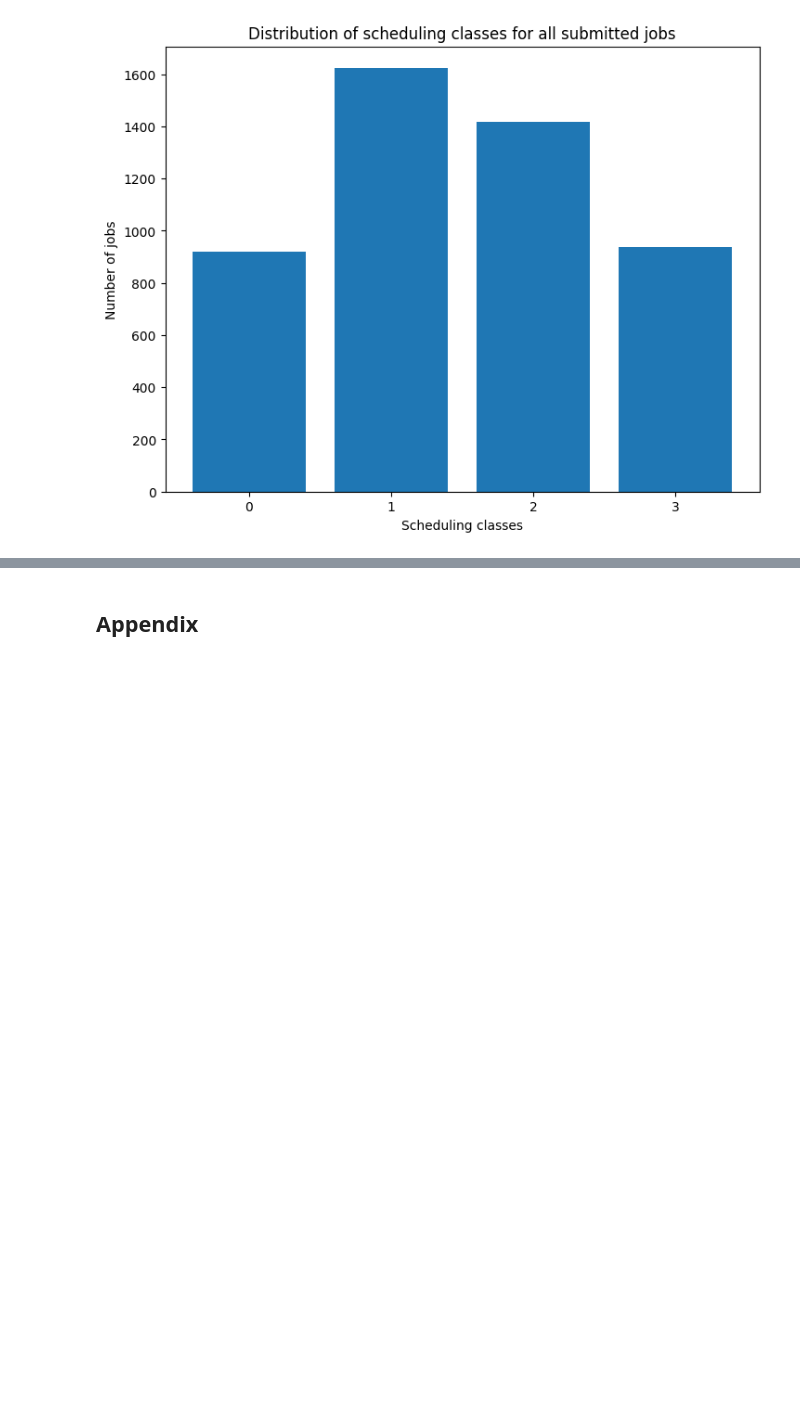
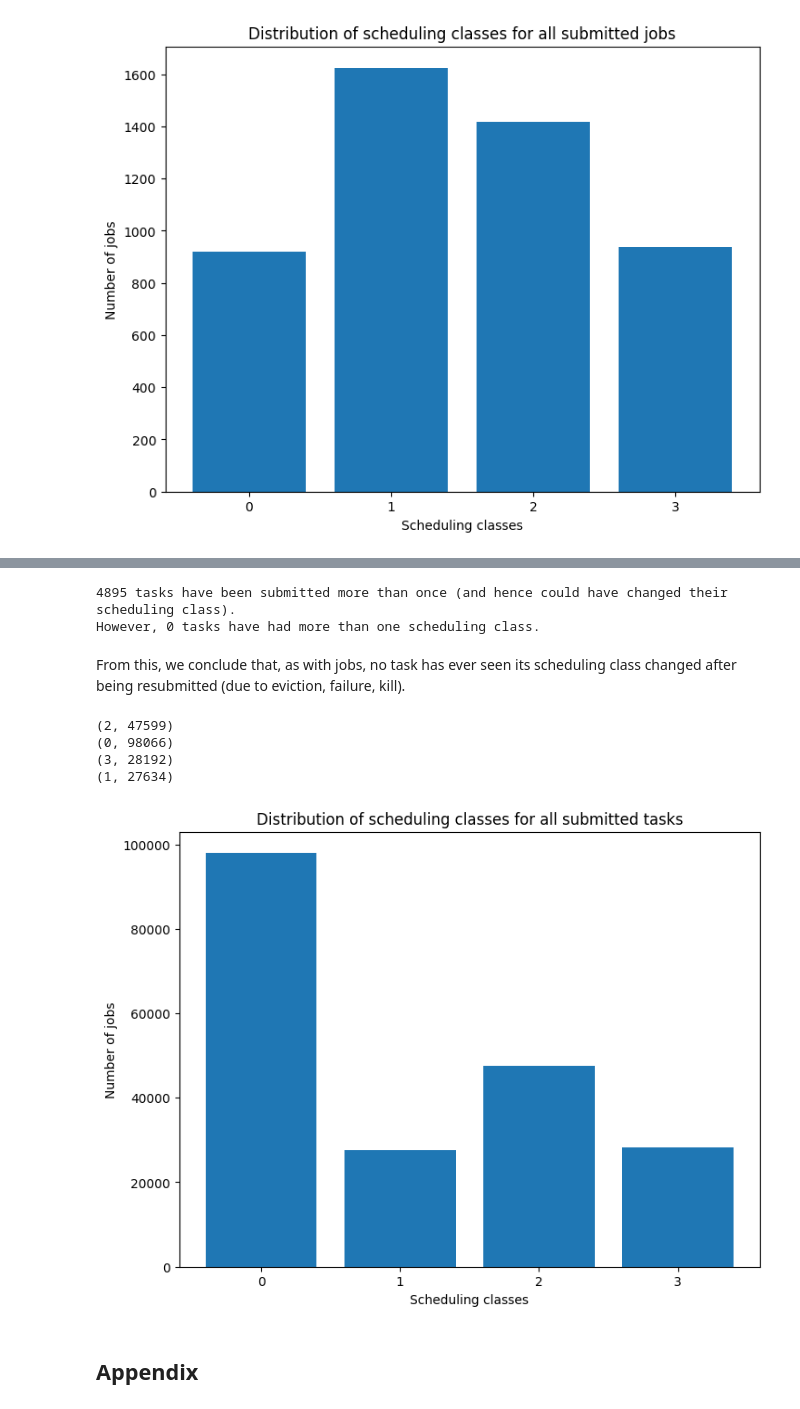
Before and after one commit to EltRnl/SparkProject, a Jupyter notebook: src/rough_exploration.ipynb, the cells around one changed output, grey strips where cells are left out. Drawn from its saved outputs; the diff is of its cells as text; code cells hidden in the pictures; blank space fills up the shorter version.

Commit message:
finished the code for question 3

```diff
--- a/src/rough_exploration.ipynb
+++ b/src/rough_exploration.ipynb
@@ -317,5 +322,9 @@ Let us now do the same analysis for all tasks, irrespective of which job they be
 # %%
 task_events_schema = schemas['task_events']
+task_events_get = schema.field_getters(task_events_schema)
 
-print(tabulate(task_events_schema['fields'], headers='keys', maxcolwidths=40))
+print(tabulate(
+    task_events_schema['fields'],
+    headers='keys',
+    maxcolwidths=[None, 20, None, None, 40]))
 # %% [output]
@@ -338,0 +350,10 @@ print(tabulate(task_events_schema['fields'], headers='keys', maxcolwidths=40))
+# %%
+task_events = sc.textFile("../data/task_events/part-00000-of-00500.csv") \
+    .map(lambda row: schema.format_row(task_events_schema, row.split(','))) \
+    .filter(lambda task_event: task_events_get['event type'](task_event) == 0)
+task_events.persist()
+
+# task_headers = map(lambda field: field['content'], task_events_schema['fields'])
+# print(tabulate(task_events.take(10), headers=task_headers))
+for task_event in task_events.take(10):
+    print(task_event)
@@ -339,3 +372,35 @@ print(tabulate(task_events_schema['fields'], headers='keys', maxcolwidths=40))
+# %%
+rescheduled_tasks = task_events \
+    .map(lambda event: (task_events_get['job ID'](event),
+                        {task_events_get['scheduling class'](event)})) \
+    .reduceByKey(lambda event1, event2: event1 | event2)
+
+tasks_with_several_scheduling_classes = rescheduled_tasks.filter(lambda x: len(x[1]) > 1)
+
+print(f'{rescheduled_tasks.count()} tasks have been submitted more than once (and hence could have changed their scheduling class).')
+print(f'However, {tasks_with_several_scheduling_classes.count()} tasks have had more than one scheduling class.')
+# %% [output]
+4895 tasks have been submitted more than once (and hence could have changed their scheduling class).
+However, 0 tasks have had more than one scheduling class.
+# %% [markdown]
+From this, we conclude that, as with jobs, no task has ever seen its scheduling class changed after being resubmitted (due to eviction, failure, kill).
+# %%
+task_scheduling_classes = task_events \
+    .map(lambda event: (task_events_get['scheduling class'](event), 1)) \
+    .reduceByKey(add) \
+    .collect()
+
+for scheduling_class in task_scheduling_classes:
+    print(scheduling_class)
+# %% [output]
+(2, 47599)
+(0, 98066)
+(3, 28192)
+(1, 27634)
+# %%
+bar_plot_question3(task_scheduling_classes, "Distribution of scheduling classes for all submitted tasks")
+# %% [output]
+[figure, added]
 # %% [markdown]
 ## Appendix
 # %% [markdown]
```
Also changed, not shown: parts of 5 cells of this notebook.
